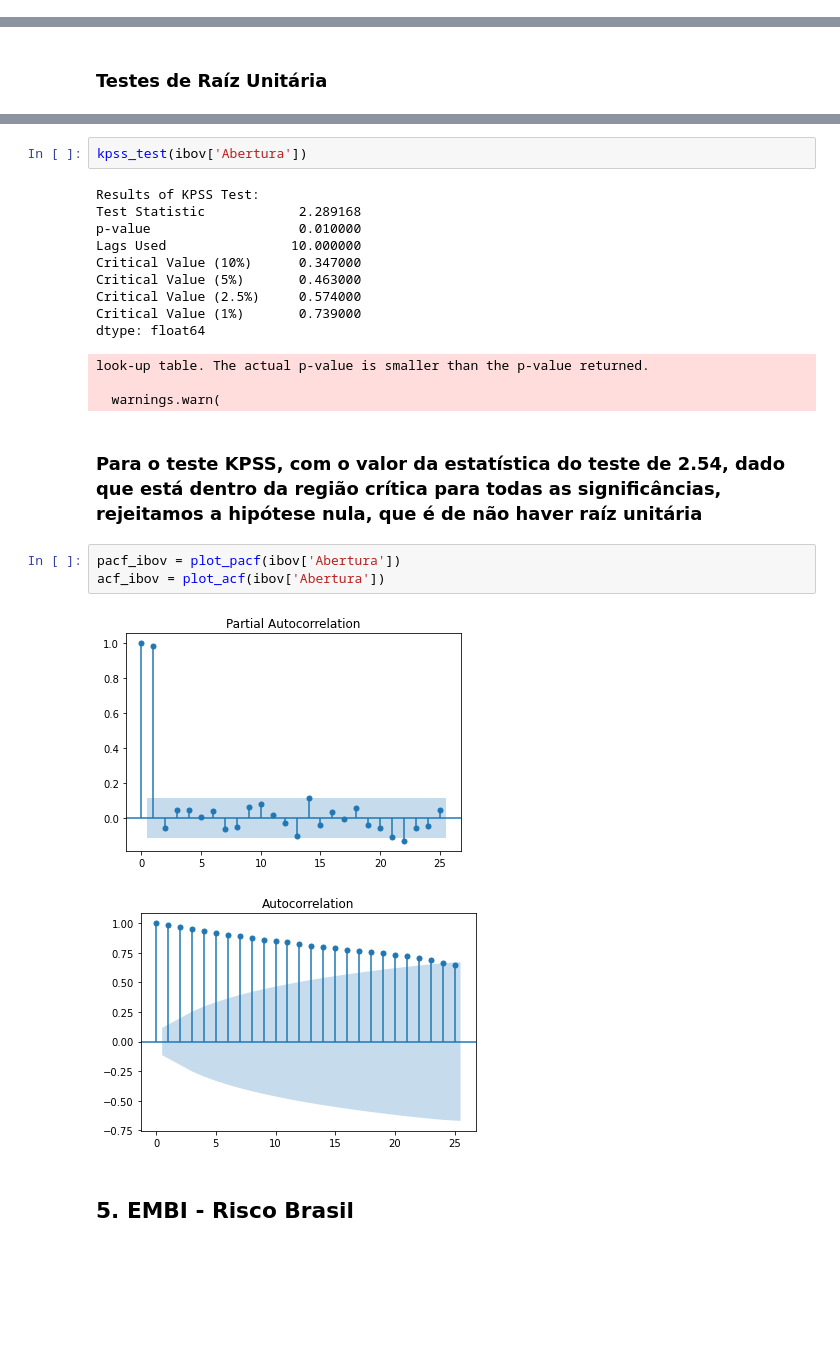
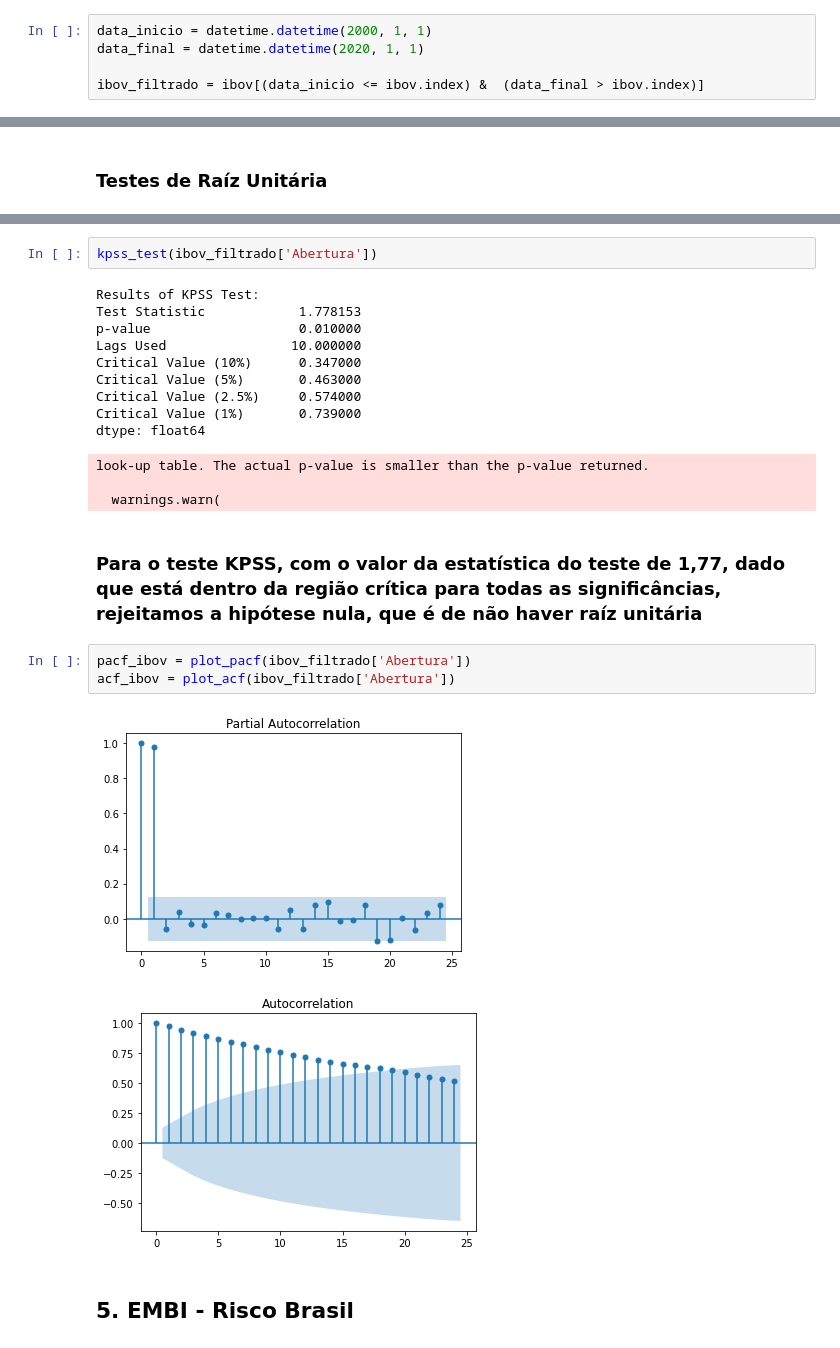
Before and after one commit to vasconceloslz/dados, a Jupyter notebook: Séries.ipynb, the cells around one changed output, grey strips where cells are left out. Saved outputs shown, nothing was run; the diff lists cells and outputs as text; blank space fills up the shorter version.

```diff
--- a/Séries.ipynb
+++ b/Séries.ipynb
@@ -728,0 +765,5 @@ ibov
+# %%
+data_inicio = datetime.datetime(2000, 1, 1)
+data_final = datetime.datetime(2020, 1, 1)
+
+ibov_filtrado = ibov[(data_inicio <= ibov.index) &  (data_final > ibov.index)]
@@ -752,8 +810,8 @@ dtype: float64
 # %%
-kpss_test(ibov['Abertura'])
+kpss_test(ibov_filtrado['Abertura'])
 # %% [output]
 Results of KPSS Test:
-Test Statistic            2.289168
+Test Statistic            1.778153
 p-value                   0.010000
 Lags Used                10.000000
 Critical Value (10%)      0.347000
@@ -765,13 +823,13 @@ look-up table. The actual p-value is smaller than the p-value returned.
 
   warnings.warn(
 # %% [markdown]
-### Para o teste KPSS, com o valor da estatística do teste de 2.54, dado que está dentro da região crítica para todas as significâncias, rejeitamos a hipótese nula, que é de não haver raíz unitária ###
+### Para o teste KPSS, com o valor da estatística do teste de 1,77, dado que está dentro da região crítica para todas as significâncias, rejeitamos a hipótese nula, que é de não haver raíz unitária ###
 # %%
-pacf_ibov = plot_pacf(ibov['Abertura'])
-acf_ibov = plot_acf(ibov['Abertura'])
+pacf_ibov = plot_pacf(ibov_filtrado['Abertura'])
+acf_ibov = plot_acf(ibov_filtrado['Abertura'])
 # %% [output]
-[figure, old version]
+[figure, new version]
-[figure, old version]
+[figure, new version]
 # %% [markdown]
 ## 5. EMBI - Risco Brasil ##
 # %%
```
Also changed, not shown: parts of 54 cells of this notebook.
